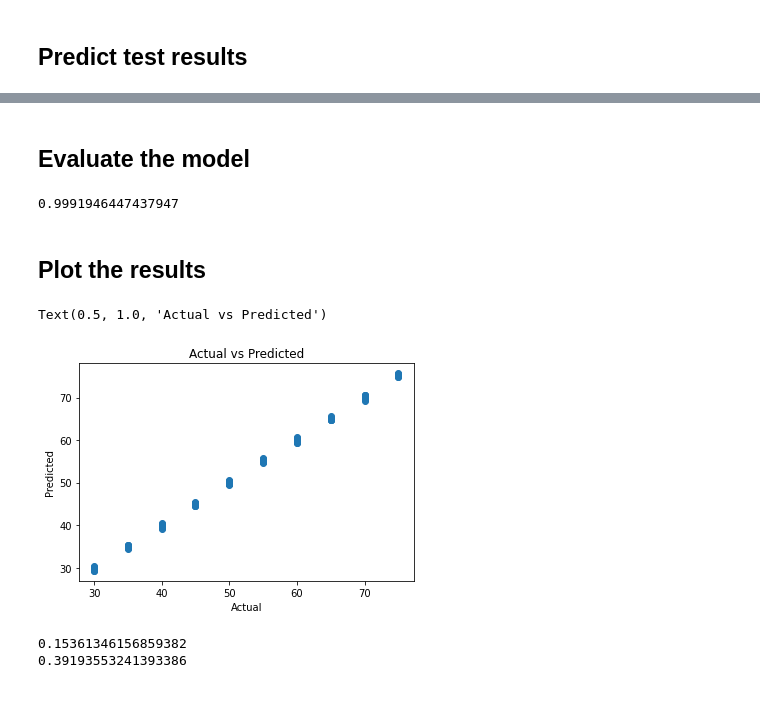
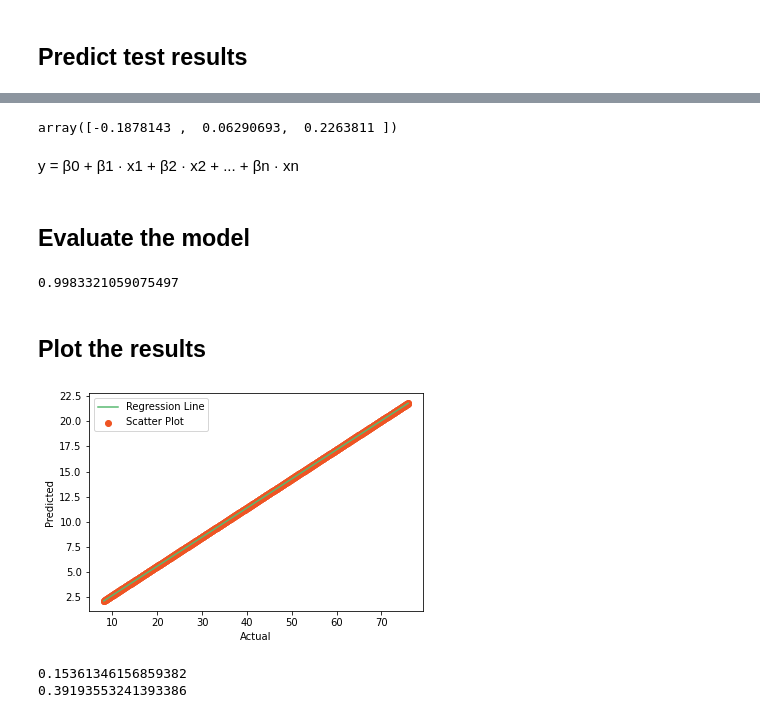
Before and after one commit to marco-milanesi/dynamic-weighing, a Jupyter notebook: Linear_regression.ipynb, the cells around one changed output, grey strips where cells are left out. Cells and saved outputs as stored; diff of their text form; code cells hidden in the pictures.

Commit message:
linear regression plot

```diff
--- a/Linear_regression.ipynb
+++ b/Linear_regression.ipynb
@@ -103,7 +103,7 @@ Variance explain with 28 components:  5935.689993207136
 # %%
 # Running PCA again
 
-pca = PCA(n_components=5, random_state=453)
+pca = PCA(n_components=3, random_state=453)
 x_r = pca.fit(x).transform(x)
 # %% [markdown]
 ## Train test and split
@@ -167,20 +163,41 @@ array([-0.18761331,  0.05446055,  0.21847959, -0.18367516,  0.15998928])
+# %%
+coefficents = ml.coef_
+coefficents
+# %% [output]
+array([-0.1878143 ,  0.06290693,  0.2263811 ])
+# %% [markdown]
+y = β0 + β1 · x1 +  β2 · x2 + ... + βn · xn
 # %% [markdown]
 ## Evaluate the model
 # %%
 from sklearn.metrics import r2_score
 r2_score(y_test,y_pred)
 # %% [output]
-0.9991946447437947
+0.9983321059075497
 # %% [markdown]
 ## Plot the results
-# %%
-plt.scatter(y_test,y_pred)
-plt.xlabel('Actual')
-plt.ylabel('Predicted')
-plt.title('Actual vs Predicted')
-# %% [output]
-Text(0.5, 1.0, 'Actual vs Predicted')
-[figure, removed]
+# %%
+#plt.scatter(y_test,y_pred)
+#plt.xlabel('Actual')
+#plt.ylabel('Predicted')
+#plt.title('Actual vs Predicted')
+
+max_x = np.max(x)
+min_x = np.min(x)
+
+# Calculating line value x and y
+x = np.linspace(min_x, max_x, 1000)
+y = coefficents[0] + coefficents[1]*x + coefficents[2]*x
+
+plt.plot(x,y, color='#58b970', label='Regression Line')
+plt.scatter(x,y, c='#ef5423', label='Scatter Plot')
+
+plt.xlabel('Actual')
+plt.ylabel('Predicted')
+plt.legend()
+plt.show()
+# %% [output]
+[figure, added]
 # %%
 from sklearn.metrics import mean_squared_error
 import math
```
Also changed, not shown: parts of 3 cells of this notebook.
